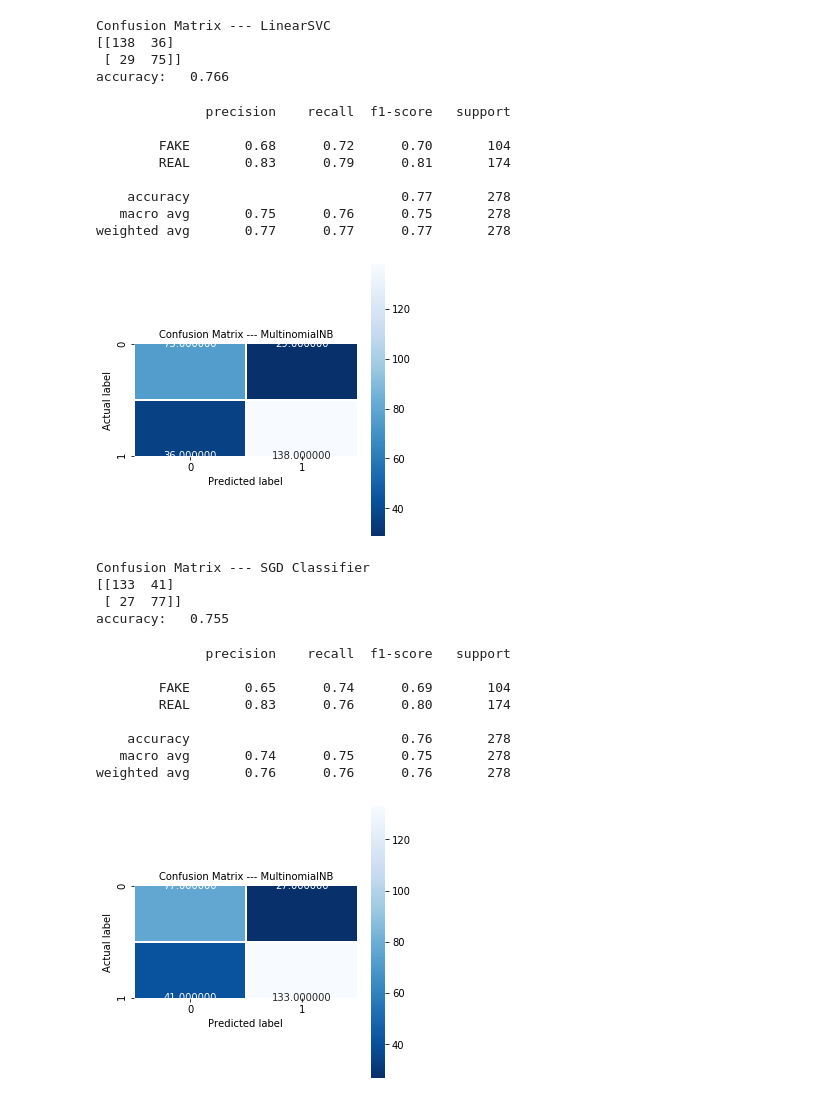
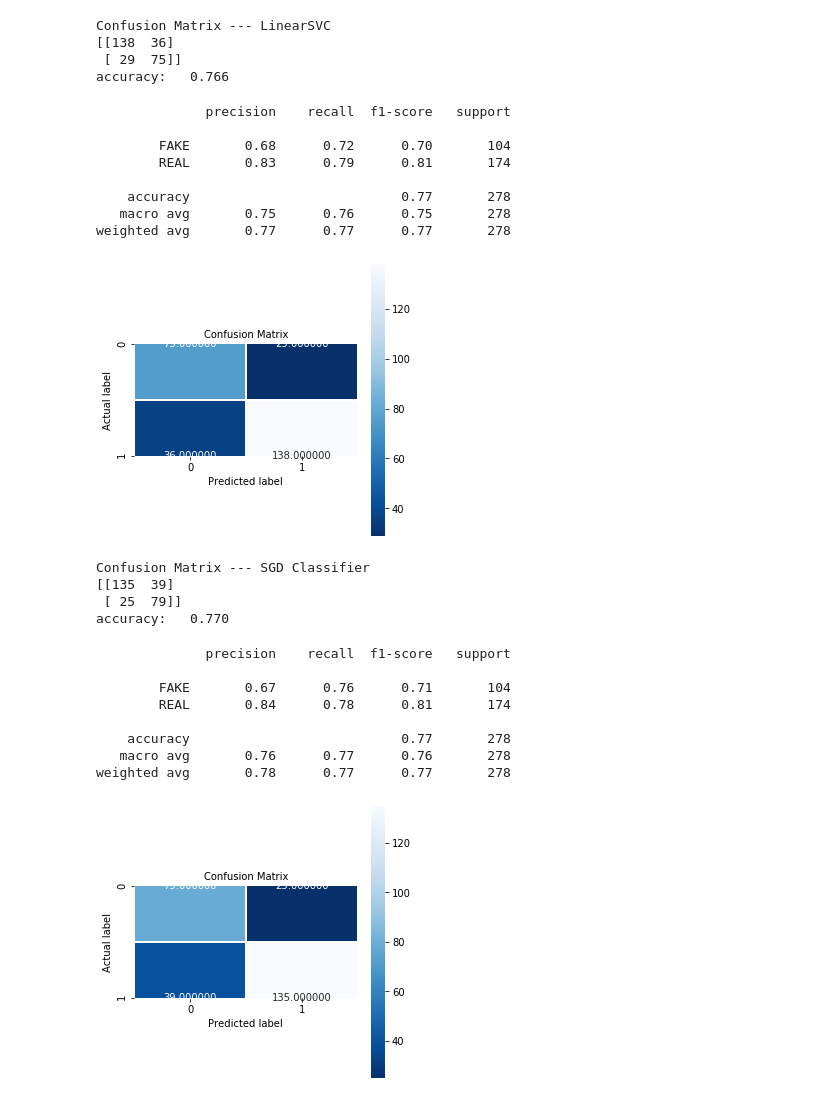
Before and after one commit to thitthima/FakeNewsDetection, a Jupyter notebook: FakeNewsDetection (Classification).ipynb, the cells around one changed output. Saved outputs shown, nothing was run; the diff lists cells and outputs as text; code cells hidden in the pictures.

```diff
--- a/FakeNewsDetection (Classification).ipynb
+++ b/FakeNewsDetection (Classification).ipynb
@@ -167,18 +166,0 @@ weighted avg       0.79      0.79      0.79       278
-# %%
-## Naive Bayes Classifier
-## Instantiating a Passive Aggressive Classifier classifier: pa_tfidf_clf
-pa_tfidf_clf = PassiveAggressiveClassifier()
-
-## Fit the classifier to the training data
-pa_tfidf_clf.fit(count_train, real_train_data['Label'])
-
-## Create the predicted tags: pac_pred
-pac_pred = pa_tfidf_clf.predict(count_test)
-## Calculate the accuracy score: pac_score
-pac_score = metrics.accuracy_score(real_test_data['Label'], pac_pred)
-
-## Calculate the confusion matrix: pac_cm
-pac_cm = metrics.confusion_matrix(real_test_data['Label'], pac_pred, labels=['REAL', 'FAKE'])
-print('Confusion Matrix --- PassiveAggressiveClassifier')
-print(pac_cm)
-print("accuracy:   %0.3f" % pac_score)
@@ -283,7 +239,7 @@ plt.figure(figsize=(5,5))
 sns.heatmap(svc_cm, annot=True, linewidth=.5, square = True, cmap = 'Blues_r',fmt='f');
 plt.ylabel('Actual label');
 plt.xlabel('Predicted label');
-plt.title('Confusion Matrix --- MultinomialNB', size = 10);
+plt.title('Confusion Matrix', size = 10);
 
 report = classification_report(real_test_data['Label'],svc_pred)
 print(report)
@@ -296,7 +252,7 @@ print(report)
     accuracy                           0.77       278
    macro avg       0.75      0.76      0.75       278
 weighted avg       0.77      0.77      0.77       278
-[figure, old version]
+[figure, new version]
 # %%
 ## Stochastic Gradient Descent Classifier
 ## Instantiate a Multinomial Naive Bayes classifier: sgd_tfidf_clf
@@ -319,27 +275,27 @@ print(sgd_cm)
 print("accuracy:   %0.3f" % sgd_score)
 # %% [output]
 Confusion Matrix --- SGD Classifier
-[[133  41]
- [ 27  77]]
-accuracy:   0.755
+[[135  39]
+ [ 25  79]]
+accuracy:   0.770
 # %%
 sgd_cm = metrics.confusion_matrix(real_test_data['Label'],sgd_pred)
 plt.show()
 plt.figure(figsize=(5,5))
 sns.heatmap(sgd_cm, annot=True, linewidth=.5, square = True, cmap = 'Blues_r',fmt='f');
 plt.ylabel('Actual label');
 plt.xlabel('Predicted label');
-plt.title('Confusion Matrix --- MultinomialNB', size = 10);
+plt.title('Confusion Matrix', size = 10);
 
 report = classification_report(real_test_data['Label'],sgd_pred)
 print(report)
 # %% [output]
               precision    recall  f1-score   support
 
-        FAKE       0.65      0.74      0.69       104
-        REAL       0.83      0.76      0.80       174
+        FAKE       0.67      0.76      0.71       104
+        REAL       0.84      0.78      0.81       174
 
-    accuracy                           0.76       278
-   macro avg       0.74      0.75      0.75       278
-weighted avg       0.76      0.76      0.76       278
+    accuracy                           0.77       278
+   macro avg       0.76      0.77      0.76       278
+weighted avg       0.78      0.77      0.77       278
-[figure, old version]
+[figure, new version]
```
Also changed, not shown: parts of 5 cells of this notebook.
